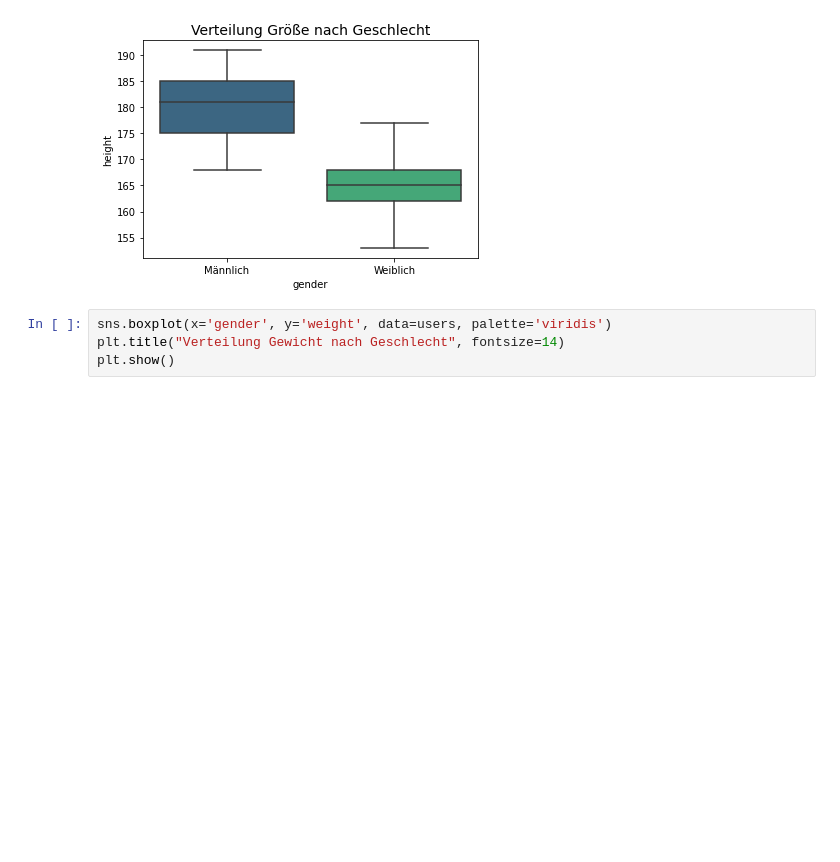
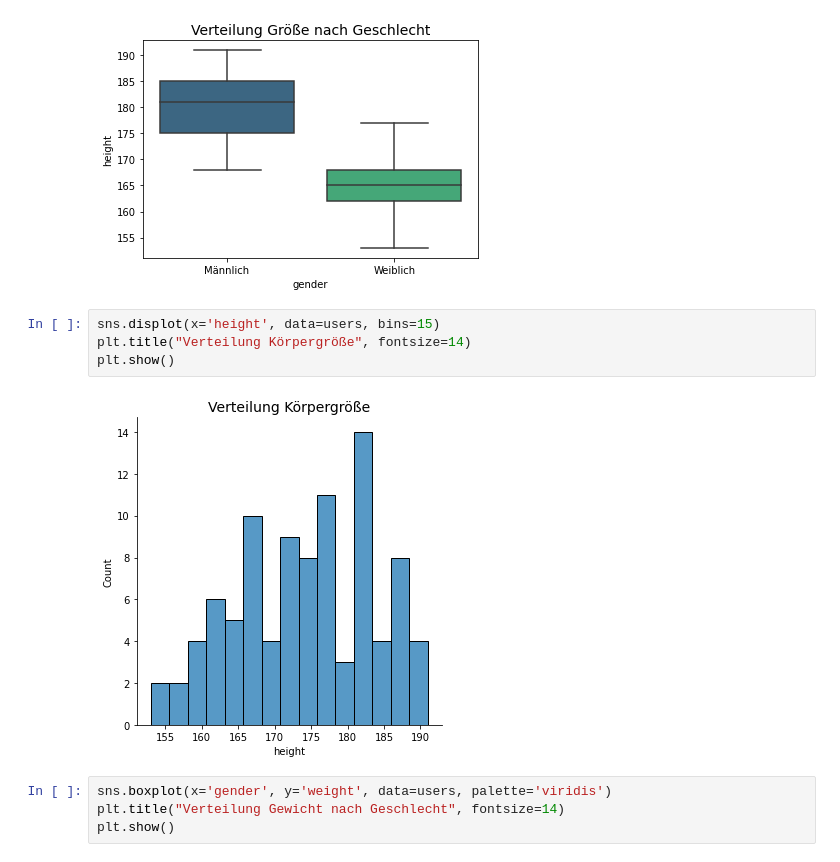
Before and after one commit to chalkiswhite/climbing-shoe-recommender, a Jupyter notebook: shoemodel_classification.ipynb, the cells around one changed output. Cells and saved outputs as stored; diff of their text form; blank space fills up the shorter version.

```diff
--- a/shoemodel_classification.ipynb
+++ b/shoemodel_classification.ipynb
@@ -84,6 +90,12 @@ plt.title("Verteilung Größe nach Geschlecht", fontsize=14)
 plt.show()
 # %% [output]
 [figure]
+# %%
+sns.displot(x='height', data=users, bins=15)
+plt.title("Verteilung Körpergröße", fontsize=14)
+plt.show()
+# %% [output]
+[figure, added]
 # %%
 sns.boxplot(x='gender', y='weight', data=users, palette='viridis')
 plt.title("Verteilung Gewicht nach Geschlecht", fontsize=14)
```
Also changed, not shown: parts of 70 cells of this notebook, 1 other file.
